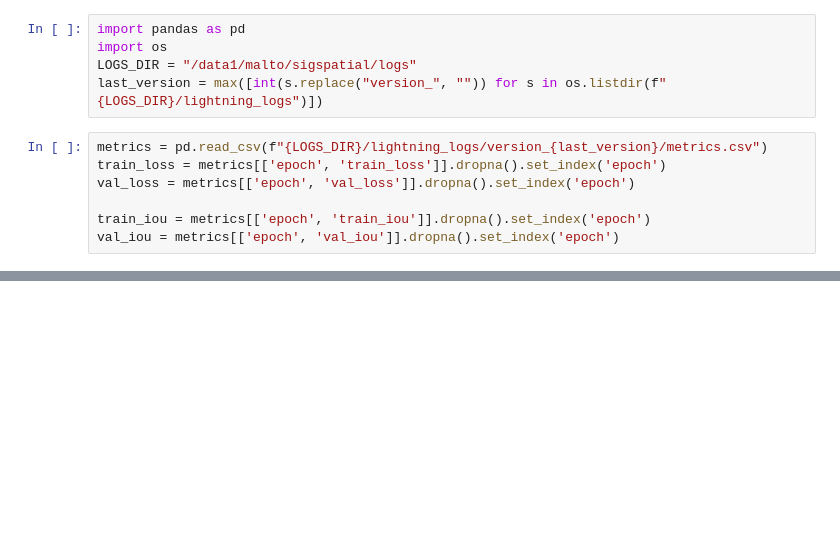
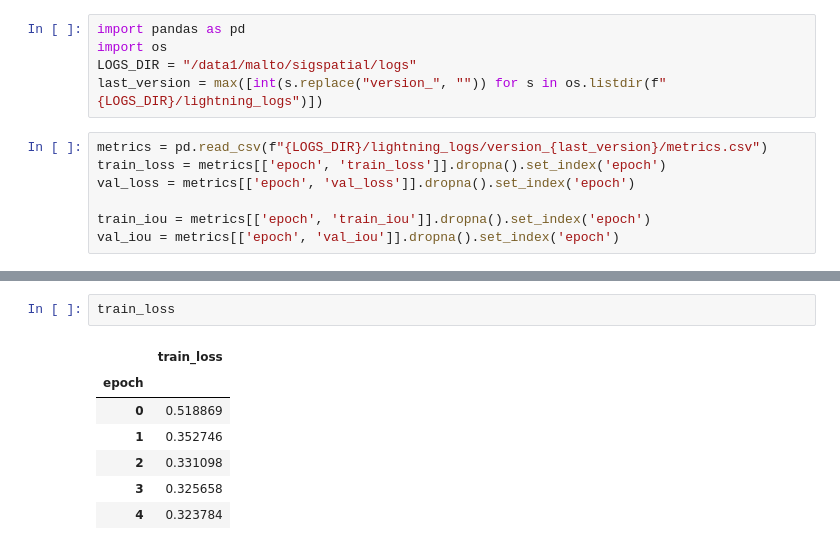
Before and after one commit to MAL-TO/sigspatialcup2023, a Jupyter notebook: logs_viz.ipynb, the cells around one changed output, grey strips where cells are left out. Saved outputs shown, nothing was run; the diff lists cells and outputs as text; blank space fills up the shorter version.

```diff
--- a/logs_viz.ipynb
+++ b/logs_viz.ipynb
@@ -22,0 +23,10 @@ pd.concat([train_iou, val_iou], axis=1).plot()
+# %%
+train_loss
+# %% [output]
+|  | train_loss |
+| epoch |  |
+| 0 | 0.518869 |
+| 1 | 0.352746 |
+| 2 | 0.331098 |
+| 3 | 0.325658 |
+| 4 | 0.323784 |
```
Also changed, not shown: parts of 2 cells of this notebook, 5 other files.
